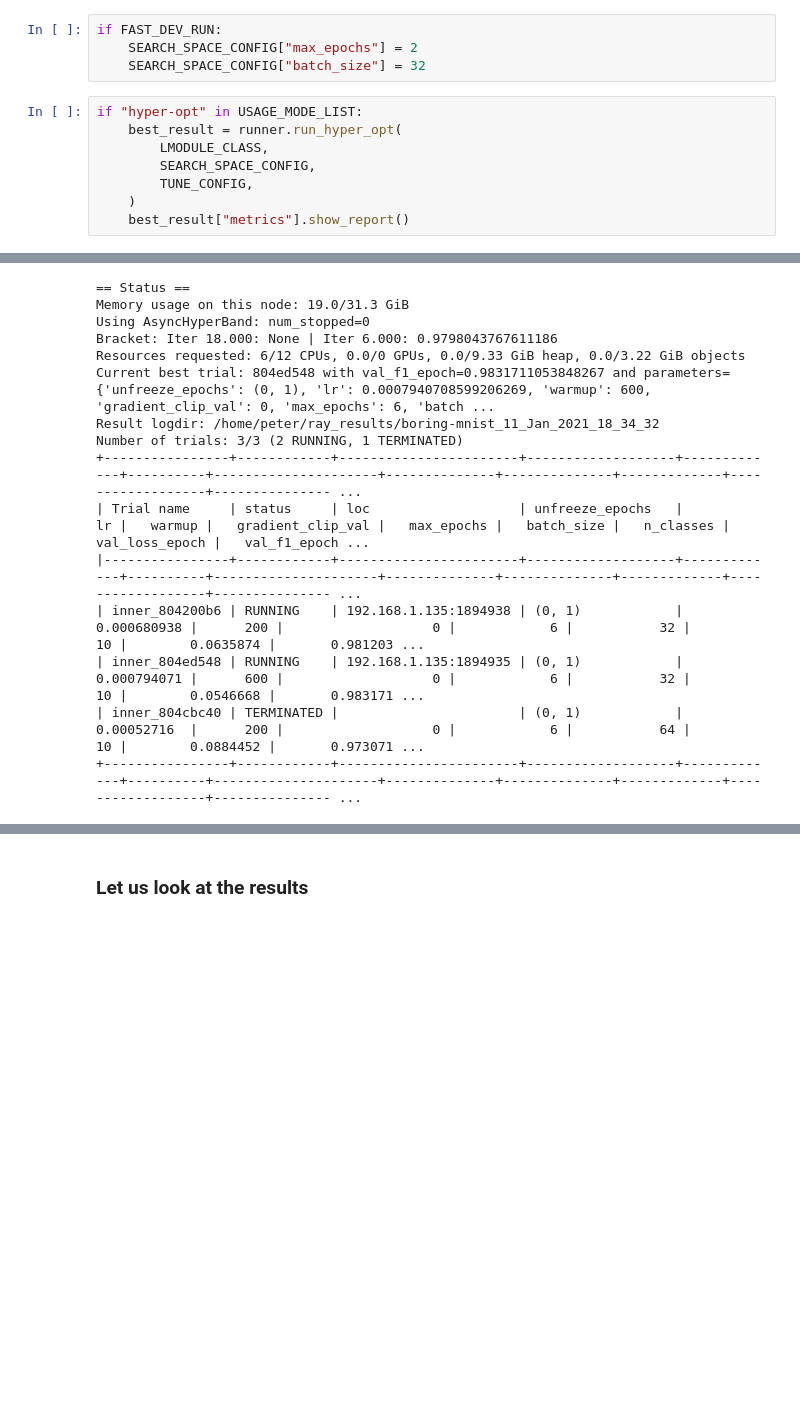
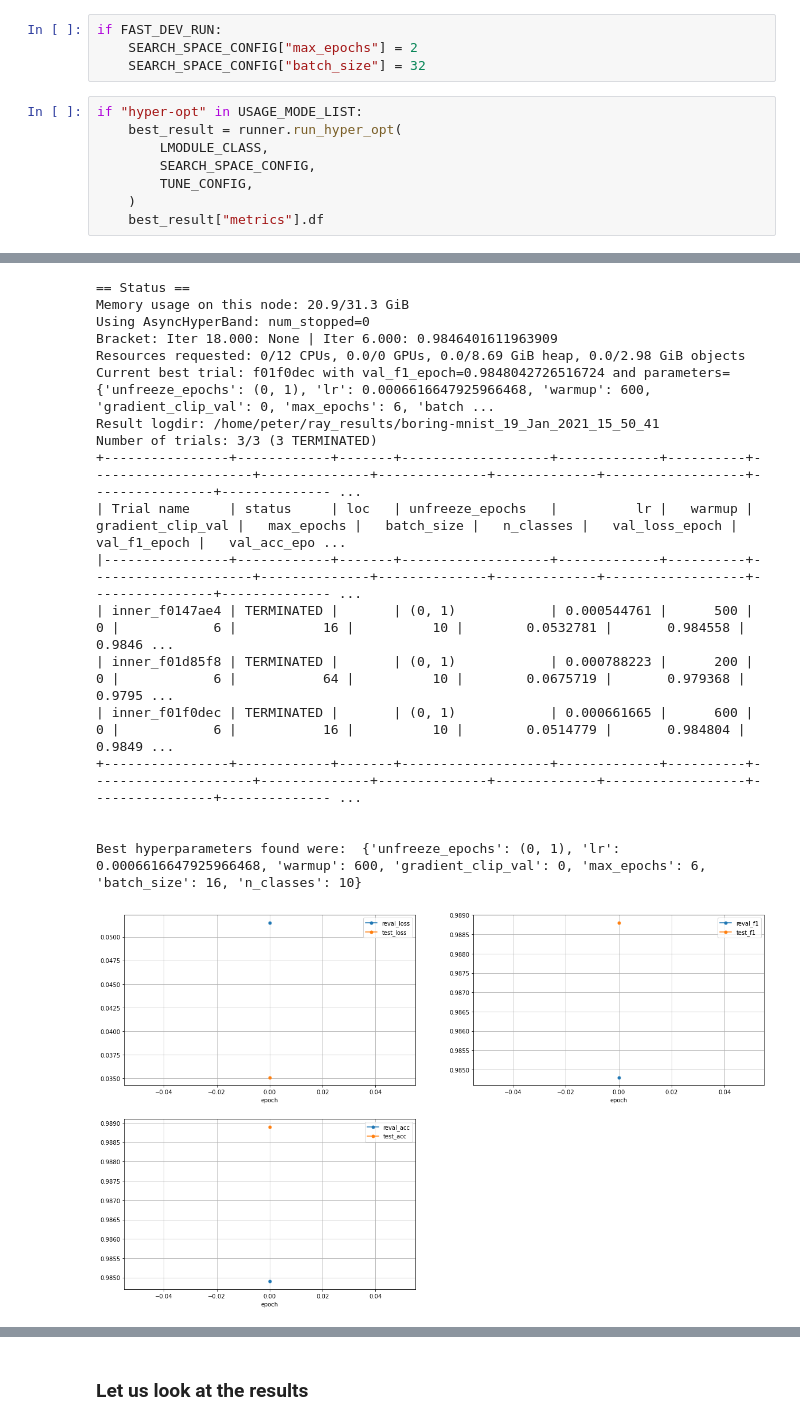
Before and after one commit to pgagarinov/pytorch-hyperlight, a Jupyter notebook: products/examples/boring_mnist.ipynb, the cells around one changed output, grey strips where cells are left out. Saved outputs shown, nothing was run; the diff lists cells and outputs as text; blank space fills up the shorter version.

```diff
--- a/products/examples/boring_mnist.ipynb
+++ b/products/examples/boring_mnist.ipynb
@@ -419,5 +414,5 @@ if "hyper-opt" in USAGE_MODE_LIST:
         SEARCH_SPACE_CONFIG,
         TUNE_CONFIG,
     )
-    best_result["metrics"].show_report()
+    best_result["metrics"].df
 # %% [output]
@@ -459,15 +460,19 @@ Number of trials: 3/3 (2 RUNNING, 1 TERMINATED)
 == Status ==
-Memory usage on this node: 19.0/31.3 GiB
+Memory usage on this node: 20.9/31.3 GiB
 Using AsyncHyperBand: num_stopped=0
-Bracket: Iter 18.000: None | Iter 6.000: 0.9798043767611186
-Resources requested: 6/12 CPUs, 0.0/0 GPUs, 0.0/9.33 GiB heap, 0.0/3.22 GiB objects
-Current best trial: 804ed548 with val_f1_epoch=0.9831711053848267 and parameters={'unfreeze_epochs': (0, 1), 'lr': 0.0007940708599206269, 'warmup': 600, 'gradient_clip_val': 0, 'max_epochs': 6, 'batch ...
-Result logdir: /home/peter/ray_results/boring-mnist_11_Jan_2021_18_34_32
-Number of trials: 3/3 (2 RUNNING, 1 TERMINATED)
-+----------------+------------+-----------------------+-------------------+-------------+----------+---------------------+--------------+--------------+-------------+------------------+--------------- ...
-| Trial name     | status     | loc                   | unfreeze_epochs   |          lr |   warmup |   gradient_clip_val |   max_epochs |   batch_size |   n_classes |   val_loss_epoch |   val_f1_epoch ...
-|----------------+------------+-----------------------+-------------------+-------------+----------+---------------------+--------------+--------------+-------------+------------------+--------------- ...
-| inner_804200b6 | RUNNING    | 192.168.1.135:1894938 | (0, 1)            | 0.000680938 |      200 |                   0 |            6 |           32 |          10 |        0.0635874 |       0.981203 ...
-| inner_804ed548 | RUNNING    | 192.168.1.135:1894935 | (0, 1)            | 0.000794071 |      600 |                   0 |            6 |           32 |          10 |        0.0546668 |       0.983171 ...
-| inner_804cbc40 | TERMINATED |                       | (0, 1)            | 0.00052716  |      200 |                   0 |            6 |           64 |          10 |        0.0884452 |       0.973071 ...
-+----------------+------------+-----------------------+-------------------+-------------+----------+---------------------+--------------+--------------+-------------+------------------+--------------- ...
+Bracket: Iter 18.000: None | Iter 6.000: 0.9846401611963909
+Resources requested: 0/12 CPUs, 0.0/0 GPUs, 0.0/8.69 GiB heap, 0.0/2.98 GiB objects
+Current best trial: f01f0dec with val_f1_epoch=0.9848042726516724 and parameters={'unfreeze_epochs': (0, 1), 'lr': 0.0006616647925966468, 'warmup': 600, 'gradient_clip_val': 0, 'max_epochs': 6, 'batch ...
+Result logdir: /home/peter/ray_results/boring-mnist_19_Jan_2021_15_50_41
+Number of trials: 3/3 (3 TERMINATED)
++----------------+------------+-------+-------------------+-------------+----------+---------------------+--------------+--------------+-------------+------------------+----------------+-------------- ...
+| Trial name     | status     | loc   | unfreeze_epochs   |          lr |   warmup |   gradient_clip_val |   max_epochs |   batch_size |   n_classes |   val_loss_epoch |   val_f1_epoch |   val_acc_epo ...
+|----------------+------------+-------+-------------------+-------------+----------+---------------------+--------------+--------------+-------------+------------------+----------------+-------------- ...
+| inner_f0147ae4 | TERMINATED |       | (0, 1)            | 0.000544761 |      500 |                   0 |            6 |           16 |          10 |        0.0532781 |       0.984558 |        0.9846 ...
+| inner_f01d85f8 | TERMINATED |       | (0, 1)            | 0.000788223 |      200 |                   0 |            6 |           64 |          10 |        0.0675719 |       0.979368 |        0.9795 ...
+| inner_f01f0dec | TERMINATED |       | (0, 1)            | 0.000661665 |      600 |                   0 |            6 |           16 |          10 |        0.0514779 |       0.984804 |        0.9849 ...
++----------------+------------+-------+-------------------+-------------+----------+---------------------+--------------+--------------+-------------+------------------+----------------+-------------- ...
+
+
+Best hyperparameters found were:  {'unfreeze_epochs': (0, 1), 'lr': 0.0006616647925966468, 'warmup': 600, 'gradient_clip_val': 0, 'max_epochs': 6, 'batch_size': 16, 'n_classes': 10}
+[figure, new version]
```
Also changed, not shown: parts of 13 cells of this notebook, 4 other files.
